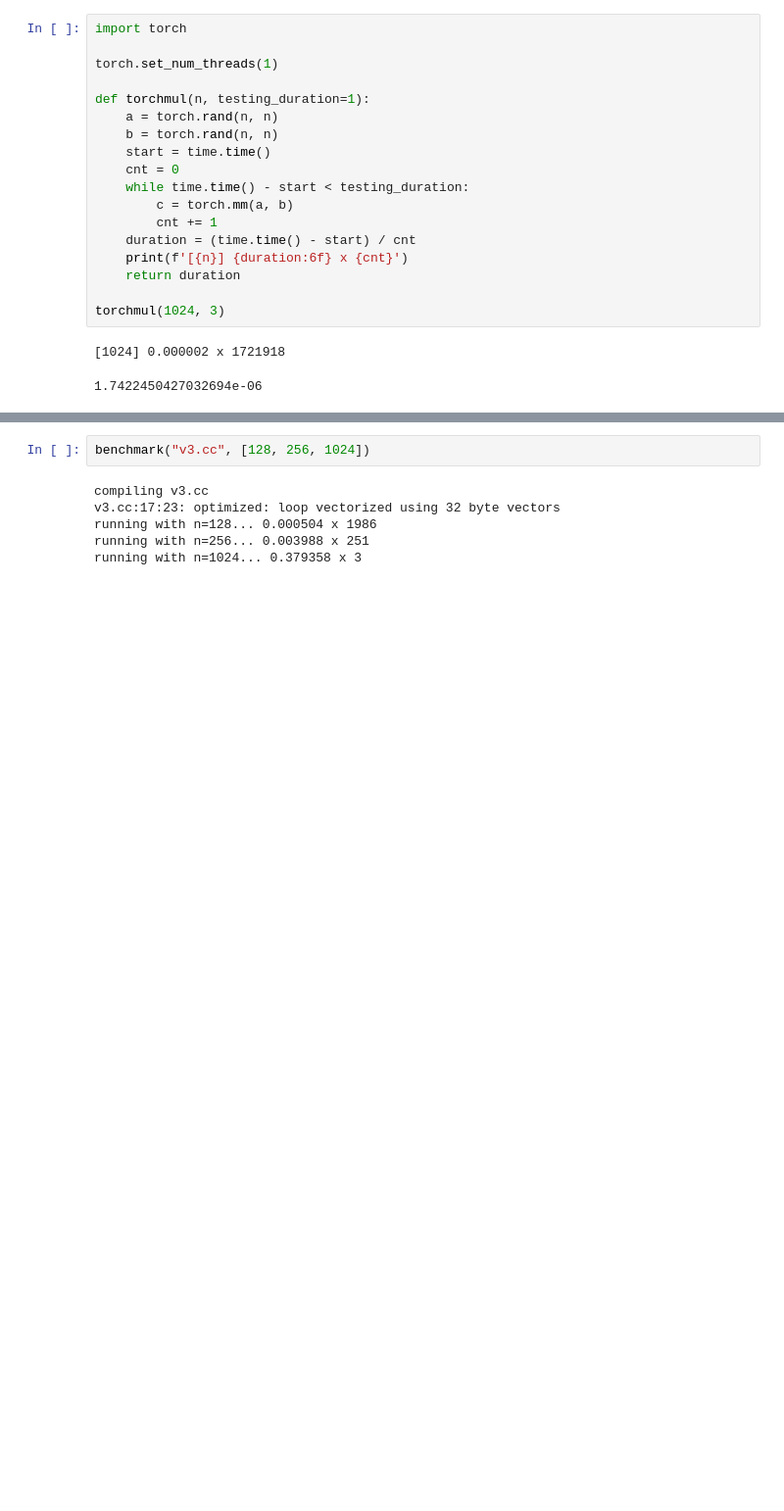
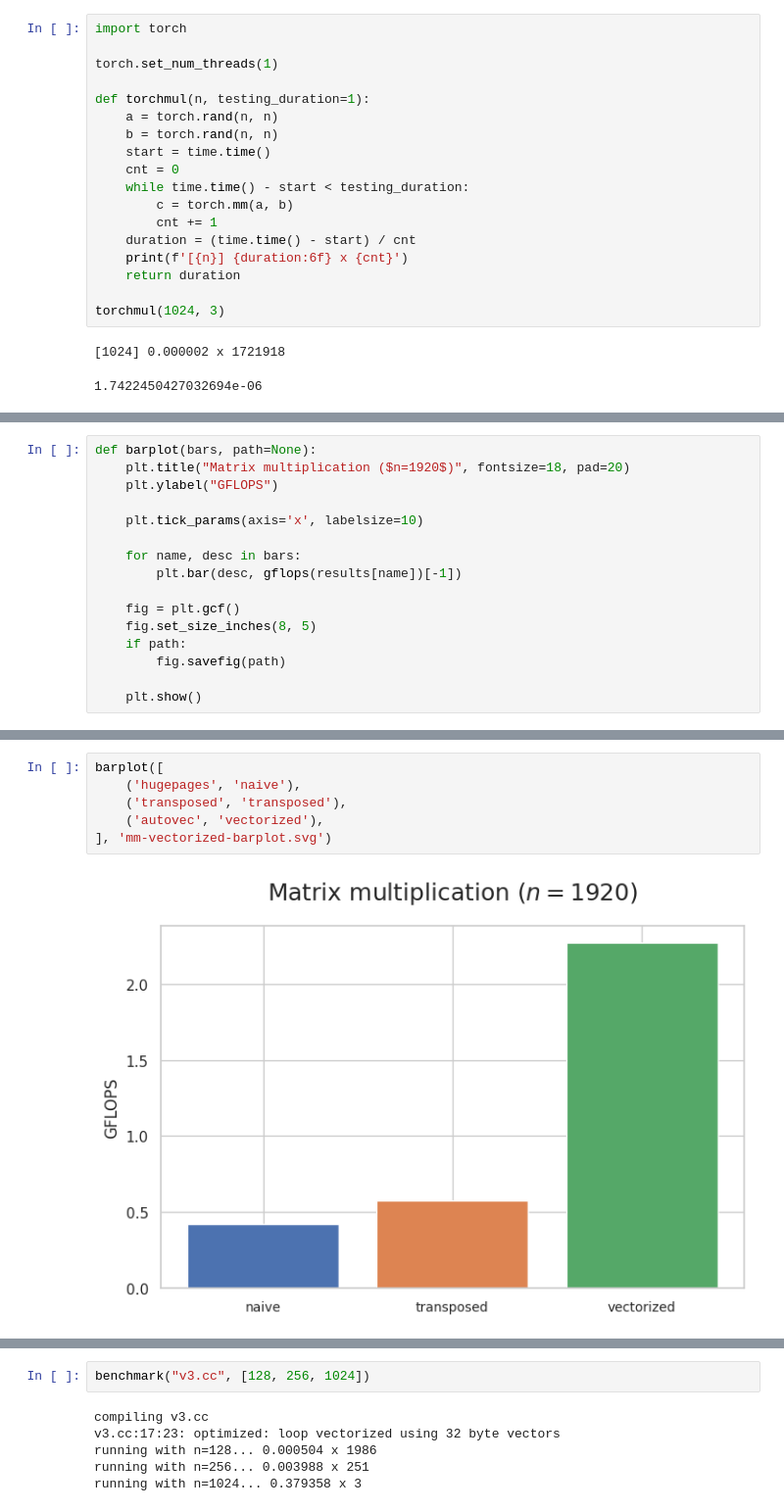
Before and after one commit to sslotin/amh-code, a Jupyter notebook: matmul/plot.ipynb, the cells around one changed output, grey strips where cells are left out. Shown at 98% size. Cells and saved outputs as stored; diff of their text form; blank space fills up the shorter version.

```diff
--- a/matmul/plot.ipynb
+++ b/matmul/plot.ipynb
@@ -99,0 +166,16 @@ def benchmark(source, ns, duration=1):
+# %%
+def barplot(bars, path=None):
+    plt.title("Matrix multiplication ($n=1920$)", fontsize=18, pad=20)
+    plt.ylabel("GFLOPS")
+
+    plt.tick_params(axis='x', labelsize=10)
+
+    for name, desc in bars:
+        plt.bar(desc, gflops(results[name])[-1])
+
+    fig = plt.gcf()
+    fig.set_size_inches(8, 5)
+    if path:
+        fig.savefig(path)
+
+    plt.show()
@@ -99,0 +196,8 @@ def benchmark(source, ns, duration=1):
+# %%
+barplot([
+    ('hugepages', 'naive'),
+    ('transposed', 'transposed'),
+    ('autovec', 'vectorized'),
+], 'mm-vectorized-barplot.svg')
+# %% [output]
+[figure, added]
```
Also changed, not shown: parts of 55 cells of this notebook, 3 other files.
